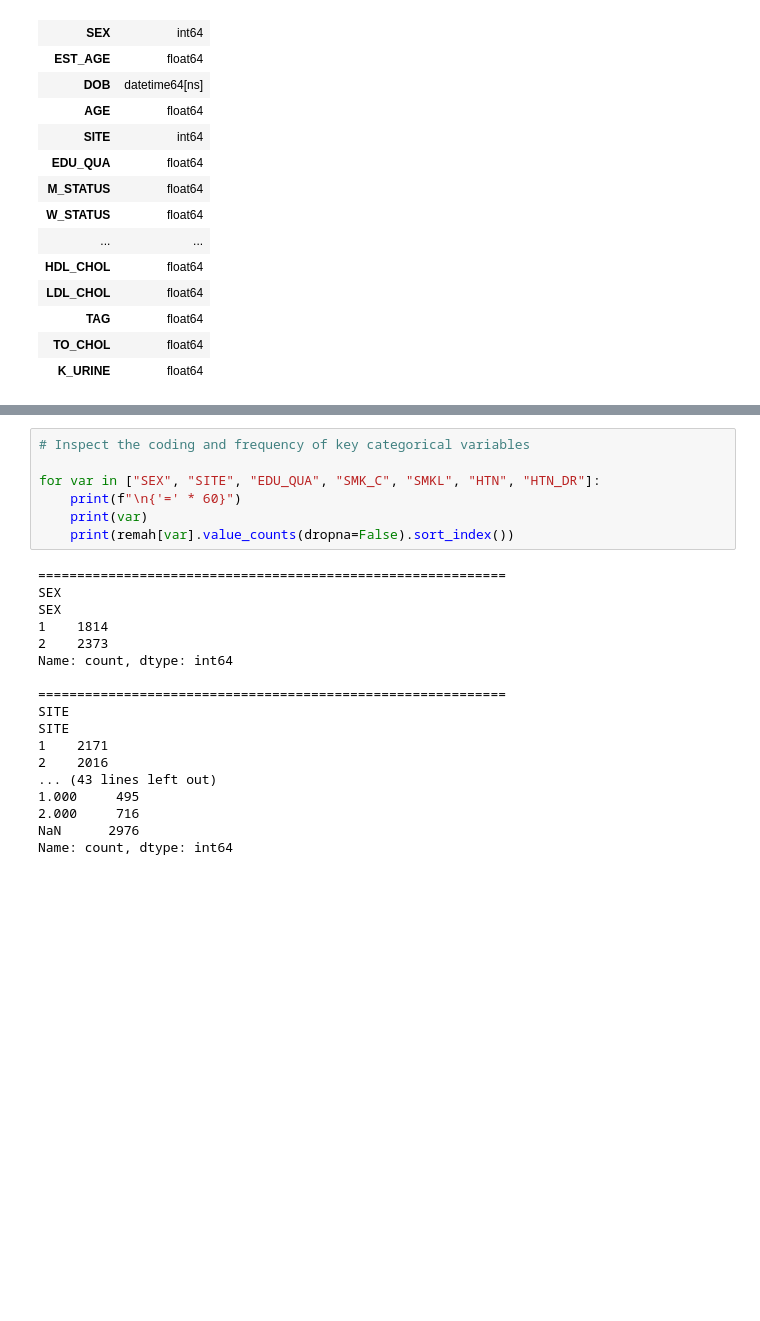
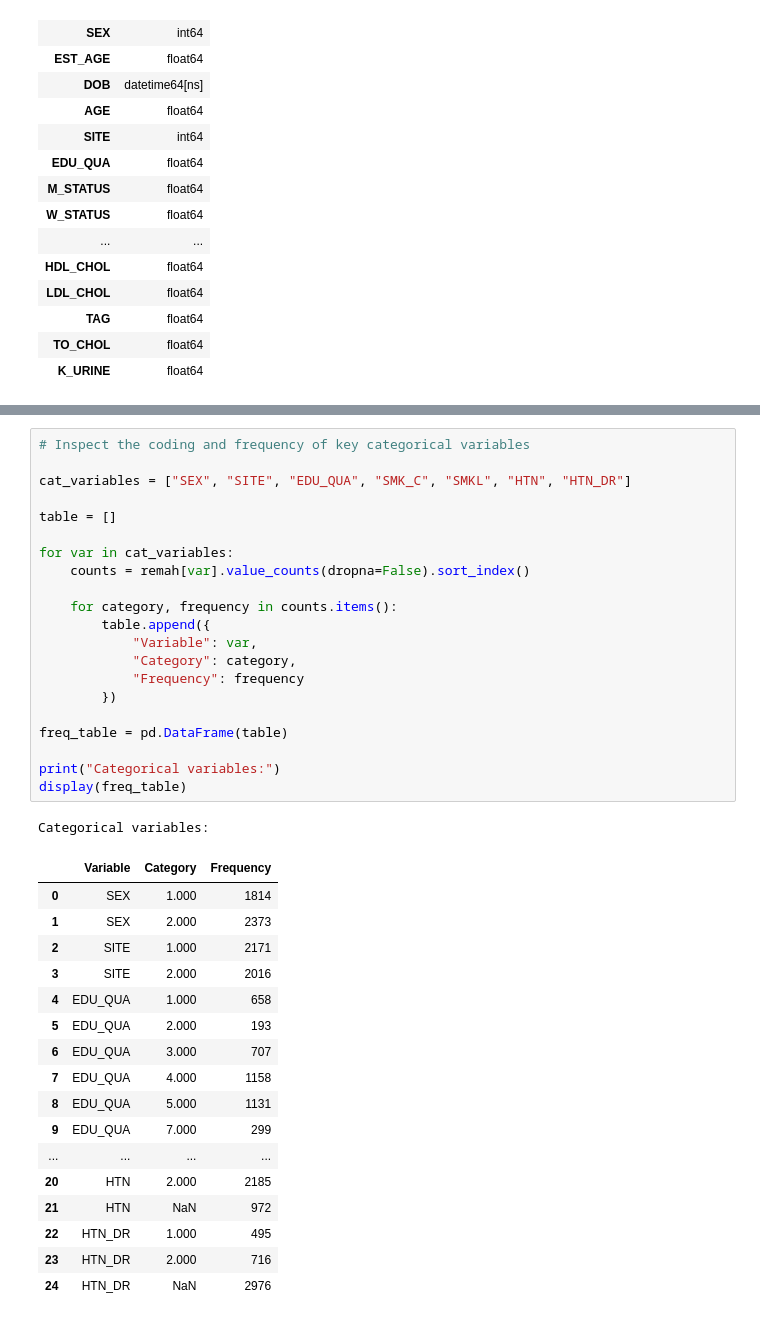
Before and after one commit to Phawazz/HyperSense, a Jupyter notebook: HyperSense v1.2/01_transportability.ipynb, the cells around one changed output, grey strips where cells are left out. Saved outputs shown, nothing was run; the diff lists cells and outputs as text; blank space fills up the shorter version.

```diff
--- a/HyperSense v1.2/01_transportability.ipynb
+++ b/HyperSense v1.2/01_transportability.ipynb
@@ -229,25 +196,40 @@ display(remah[transport_vars].describe(include="all").T)
 # %%
 # Inspect the coding and frequency of key categorical variables
 
-for var in ["SEX", "SITE", "EDU_QUA", "SMK_C", "SMKL", "HTN", "HTN_DR"]:
-    print(f"\n{'=' * 60}")
-    print(var)
-    print(remah[var].value_counts(dropna=False).sort_index())
+cat_variables = ["SEX", "SITE", "EDU_QUA", "SMK_C", "SMKL", "HTN", "HTN_DR"]
+
+table = []
+
+for var in cat_variables:
+    counts = remah[var].value_counts(dropna=False).sort_index()
+
+    for category, frequency in counts.items():
+        table.append({
+            "Variable": var,
+            "Category": category,
+            "Frequency": frequency
+        })
+
+freq_table = pd.DataFrame(table)
+
+print("Categorical variables:")
+display(freq_table)
 # %% [output]
-============================================================
-SEX
-SEX
-1    1814
-2    2373
-Name: count, dtype: int64
-
-============================================================
-SITE
-SITE
-1    2171
-2    2016
-... (43 lines left out)
-1.000     495
-2.000     716
-NaN      2976
-Name: count, dtype: int64
+Categorical variables:
+|  | Variable | Category | Frequency |
+| 0 | SEX | 1.000 | 1814 |
+| 1 | SEX | 2.000 | 2373 |
+| 2 | SITE | 1.000 | 2171 |
+| 3 | SITE | 2.000 | 2016 |
+| 4 | EDU_QUA | 1.000 | 658 |
+| 5 | EDU_QUA | 2.000 | 193 |
+| 6 | EDU_QUA | 3.000 | 707 |
+| 7 | EDU_QUA | 4.000 | 1158 |
+| 8 | EDU_QUA | 5.000 | 1131 |
+| 9 | EDU_QUA | 7.000 | 299 |
+| ... | ... | ... | ... |
+| 20 | HTN | 2.000 | 2185 |
+| 21 | HTN | NaN | 972 |
+| 22 | HTN_DR | 1.000 | 495 |
+| 23 | HTN_DR | 2.000 | 716 |
+| 24 | HTN_DR | NaN | 2976 |
```
Also changed, not shown: parts of 5 cells of this notebook.
